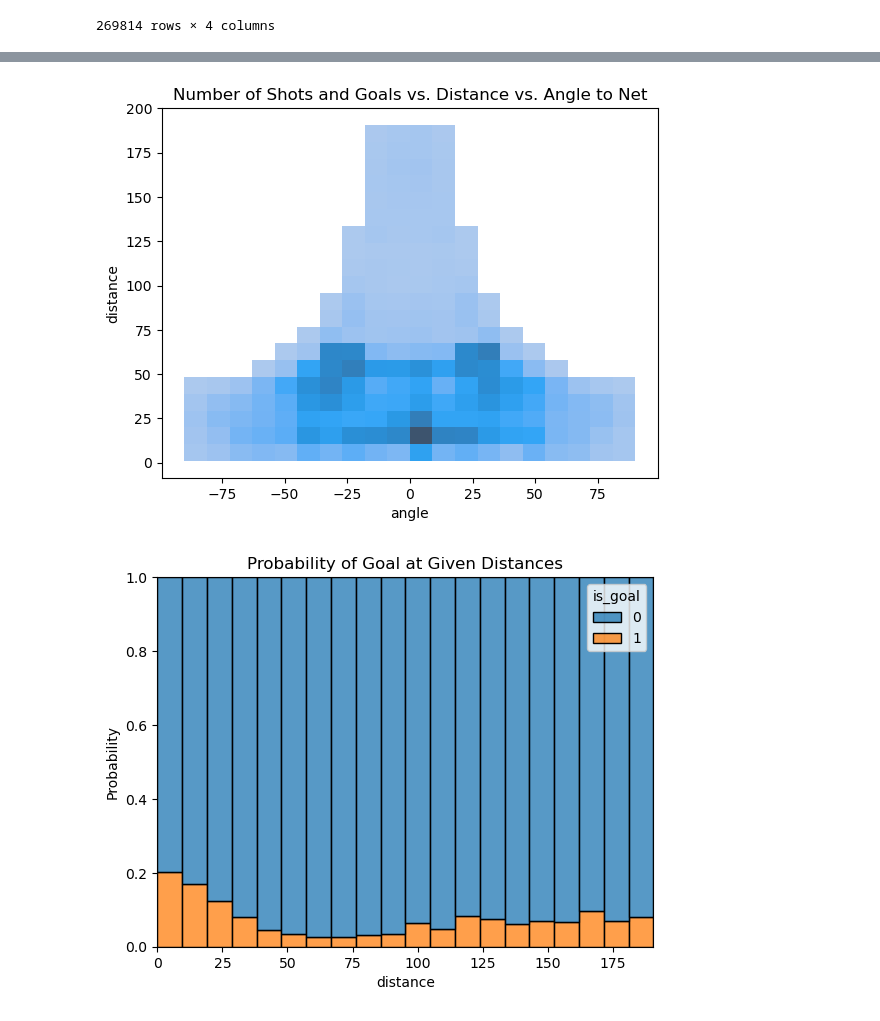
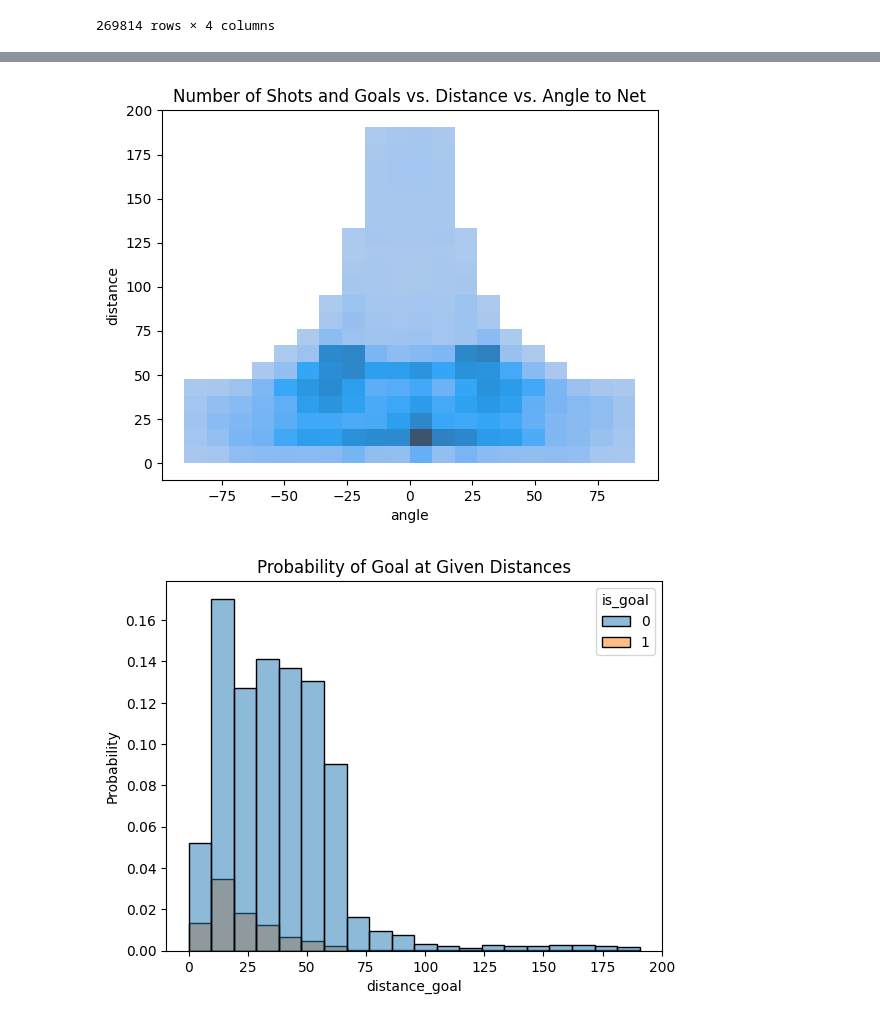
Before and after one commit to Jay-D13/IFT6758-A5-NHL, a Jupyter notebook: notebooks/Milestone2/2 - Features.ipynb, the cells around one changed output, grey strips where cells are left out. Saved outputs shown, nothing was run; the diff lists cells and outputs as text; code cells hidden in the pictures.

```diff
--- a/notebooks/Milestone2/2 - Features.ipynb
+++ b/notebooks/Milestone2/2 - Features.ipynb
@@ -139,13 +141,13 @@ plt.show()
 # %%
-ax4 = sns.histplot(data = df, x = 'angle', y='distance', bins = 20)
+ax4 = sns.histplot(data = df, x = 'angle_shot', y='distance_goal', bins = 20)
 ax4.set(title='Number of Shots and Goals vs. Distance vs. Angle to Net',xlabel = 'angle', ylabel='distance')
 plt.show()
 # %% [output]
-[figure, old version]
+[figure, new version]
 # %%
-ax5 = sns.histplot(data = df, x = 'distance', bins = 20, hue = 'is_goal', stat='probability',multiple='fill')
+ax5 = sns.histplot(data = df, x = 'distance_goal', bins = 20, hue = 'is_goal', stat='probability')
 ax5.set(title = 'Probability of Goal at Given Distances')
 plt.show()
 # %% [output]
-[figure, old version]
+[figure, new version]
 # %%
```
Also changed, not shown: parts of 13 cells of this notebook.
